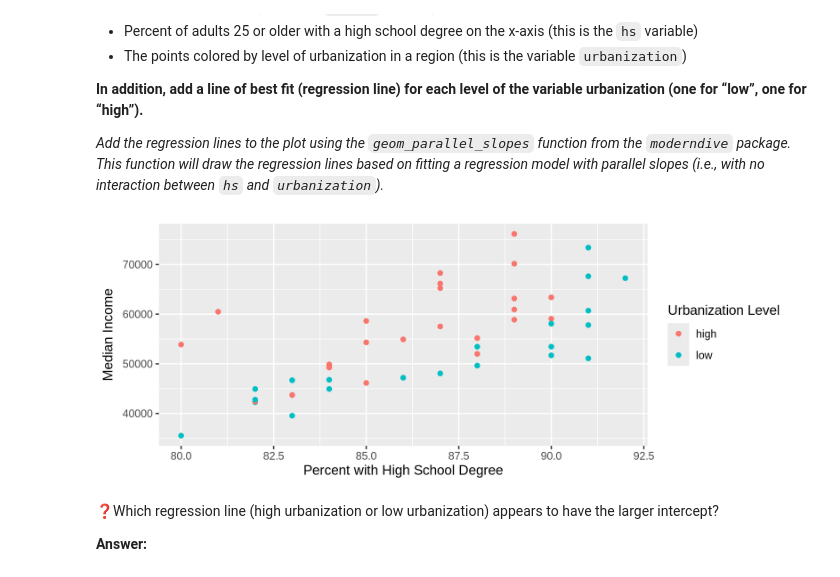
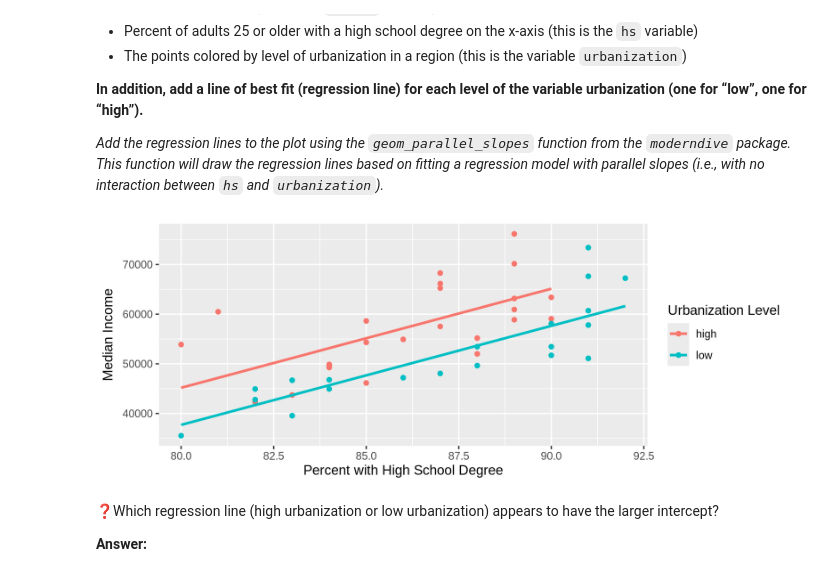
Before and after one commit to UNC-DATA-730/unit-4-assignment-brosario10-ros, a Jupyter notebook: assignment4.ipynb, the cells around one changed output. Saved outputs shown, nothing was run; the diff lists cells and outputs as text; code cells hidden in the pictures.

```diff
--- a/assignment4.ipynb
+++ b/assignment4.ipynb
@@ -97,17 +97,18 @@ Next, let’s add the high-school degree variable into the mix by creating a sca
 # %%
 options(respr.plot.res = 250, repr.plot.height = 3,  repr.plot.width = 8)
 
 hate_crimes <- hate_crimes_raw |> drop_na()
 
 ggplot(hate_crimes, aes(x = hs, y = income, color = urbanization)) +
   geom_point() +
   labs(
       x = "Percent with High School Degree",
       y = "Median Income",
       color = "Urbanization Level"
-  )
+  ) +
+  geom_parallel_slopes(se = FALSE)
 # %% [output]
-[figure, old version]
+[figure, new version]
 # %% [markdown]
 ❓Which regression line (high urbanization or low urbanization) appears to have the larger intercept?
 
```
